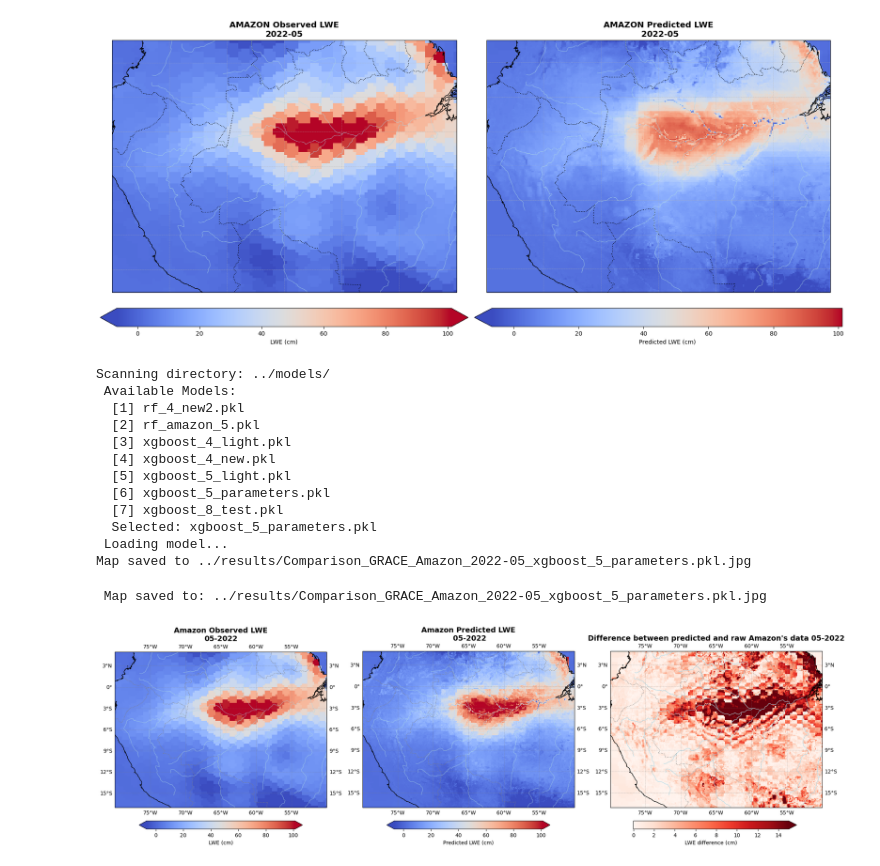
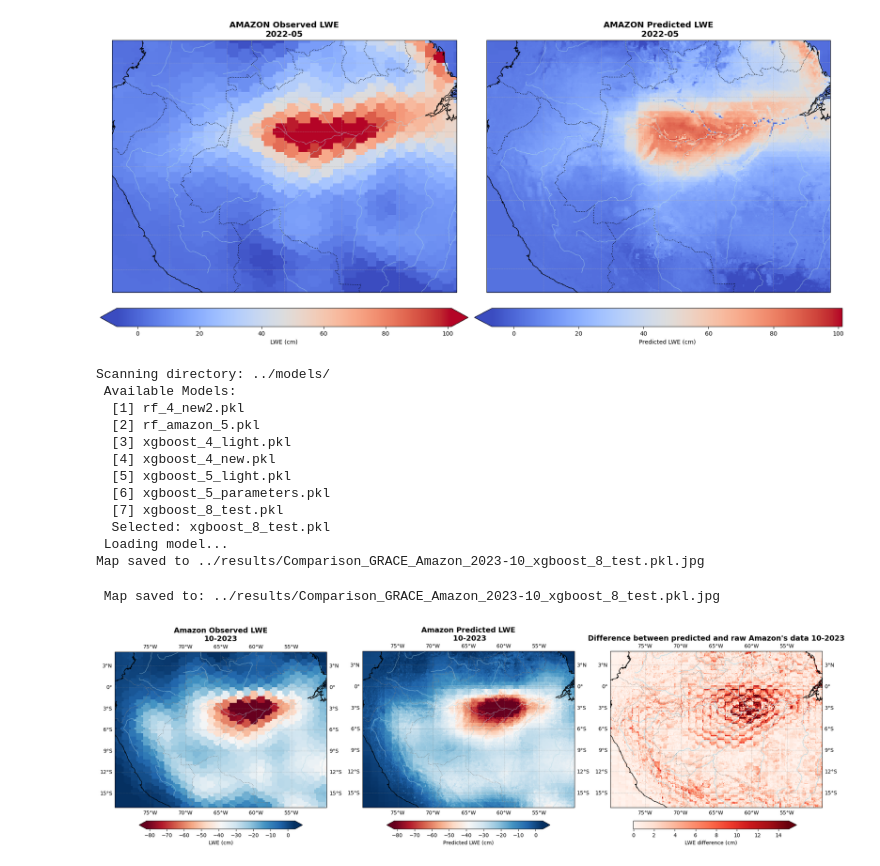
Before and after one commit to Neversplit2/grace_project, a Jupyter notebook: code/backend_notebook_08012026.ipynb, the cells around one changed output. Saved outputs shown, nothing was run; the diff lists cells and outputs as text; code cells hidden in the pictures.

Commit message:
Starting visualization.py

```diff
--- a/code/backend_notebook_08012026.ipynb
+++ b/code/backend_notebook_08012026.ipynb
@@ -1590,7 +1590,7 @@ fig, (ax1, ax2, ax3) = plt.subplots(
 data_actual.plot.pcolormesh(
     ax=ax1,
     transform=ccrs.PlateCarree(),
-    cmap="coolwarm",
+    cmap="RdBu",
     robust=True,
     cbar_kwargs={"label": "LWE (cm)", "orientation": "horizontal", "pad": 0.05, "fraction": 0.03},
     vmin=vmin, vmax=vmax
@@ -1605,7 +1605,7 @@ ax1.gridlines(draw_labels= True, linewidth=0.5, linestyle="--", alpha=0.5, color
 data_predicted.plot.pcolormesh(
     ax=ax2,
     transform=ccrs.PlateCarree(),
-    cmap="coolwarm",
+    cmap="RdBu",
     robust=True,
     cbar_kwargs={"label": "Predicted LWE (cm)", "orientation": "horizontal", "pad": 0.05,"fraction": 0.03},
     vmin=vmin, vmax=vmax
@@ -1621,34 +1621,34 @@ ax2.gridlines(draw_labels= True, linewidth=0.5, linestyle="--", alpha=0.5, color
 plot = data_slice_diff.plot.pcolormesh(
     ax=ax3,
     transform=ccrs.PlateCarree(),
     cmap="Reds",
     robust=True,
     vmin=0 , vmax=15,
     cbar_kwargs={"orientation": "horizontal", "fraction": 0.03,"pad": 0.05, "label": "LWE difference (cm)"}
     )
 
 ax3.set_title(f"Difference between predicted and raw {basin_name}'s data {time_str}", fontsize=14, fontweight='bold')
 ax3.coastlines(resolution="10m", color="black", linewidth=1)
 ax3.add_feature(cfeature.BORDERS, linestyle=":", edgecolor='gray')
 ax3.add_feature(cfeature.RIVERS, color='lightblue', linewidth=0.8)
 ax3.gridlines(draw_labels=True, linewidth=0.5, color='gray', alpha=0.5, linestyle='--')
 
 plt.tight_layout()
 plt.savefig(output_jpg_grace, dpi=300, bbox_inches="tight")
 print(f" Map saved to: {output_jpg_grace}")
 plt.show()
 # %% [output]
 Scanning directory: ../models/
  Available Models:
   [1] rf_4_new2.pkl
   [2] rf_amazon_5.pkl
   [3] xgboost_4_light.pkl
   [4] xgboost_4_new.pkl
   [5] xgboost_5_light.pkl
   [6] xgboost_5_parameters.pkl
   [7] xgboost_8_test.pkl
-  Selected: xgboost_5_parameters.pkl
+  Selected: xgboost_8_test.pkl
  Loading model...
-Map saved to ../results/Comparison_GRACE_Amazon_2022-05_xgboost_5_parameters.pkl.jpg
+Map saved to ../results/Comparison_GRACE_Amazon_2023-10_xgboost_8_test.pkl.jpg
- Map saved to: ../results/Comparison_GRACE_Amazon_2022-05_xgboost_5_parameters.pkl.jpg
+ Map saved to: ../results/Comparison_GRACE_Amazon_2023-10_xgboost_8_test.pkl.jpg
-[figure, old version]
+[figure, new version]
```
Also changed, not shown: parts of 2 cells of this notebook, 6 other files.
